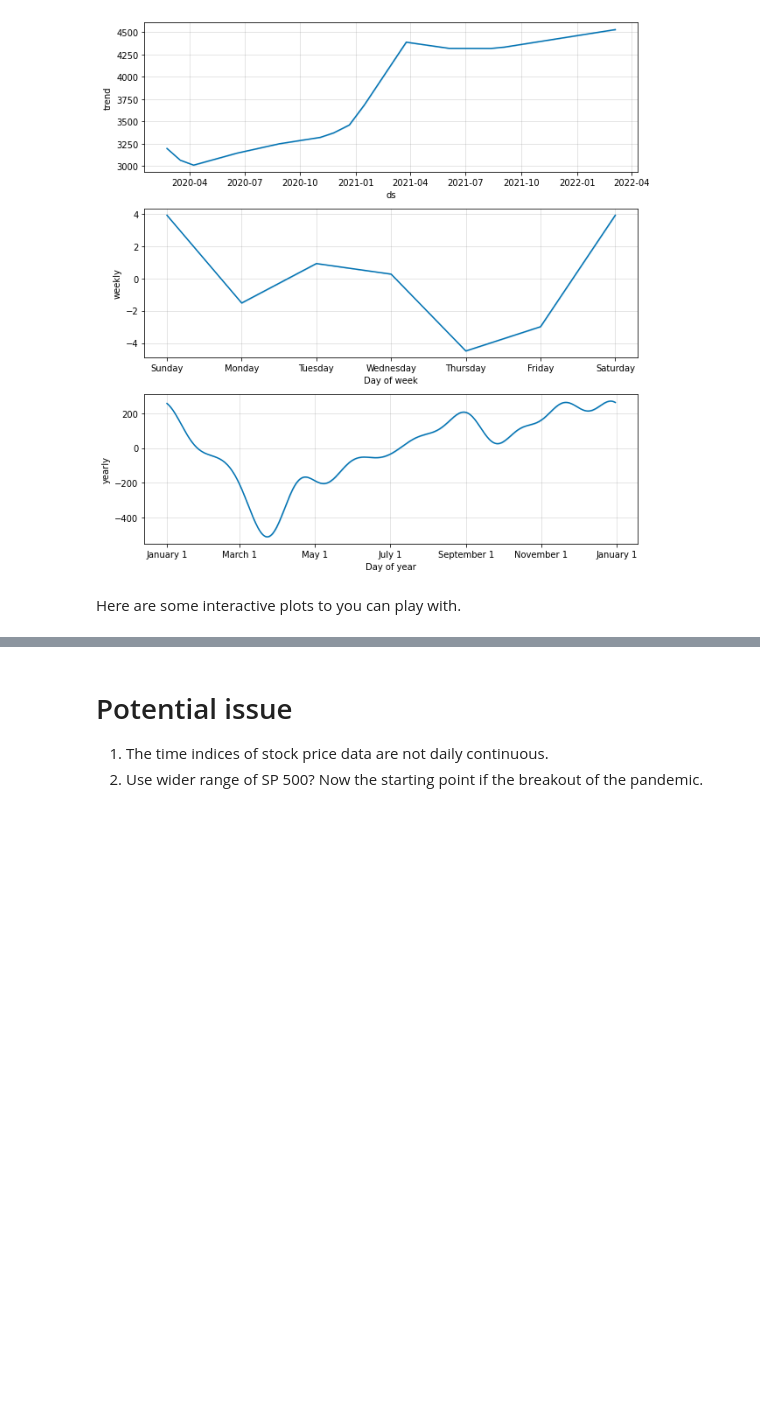
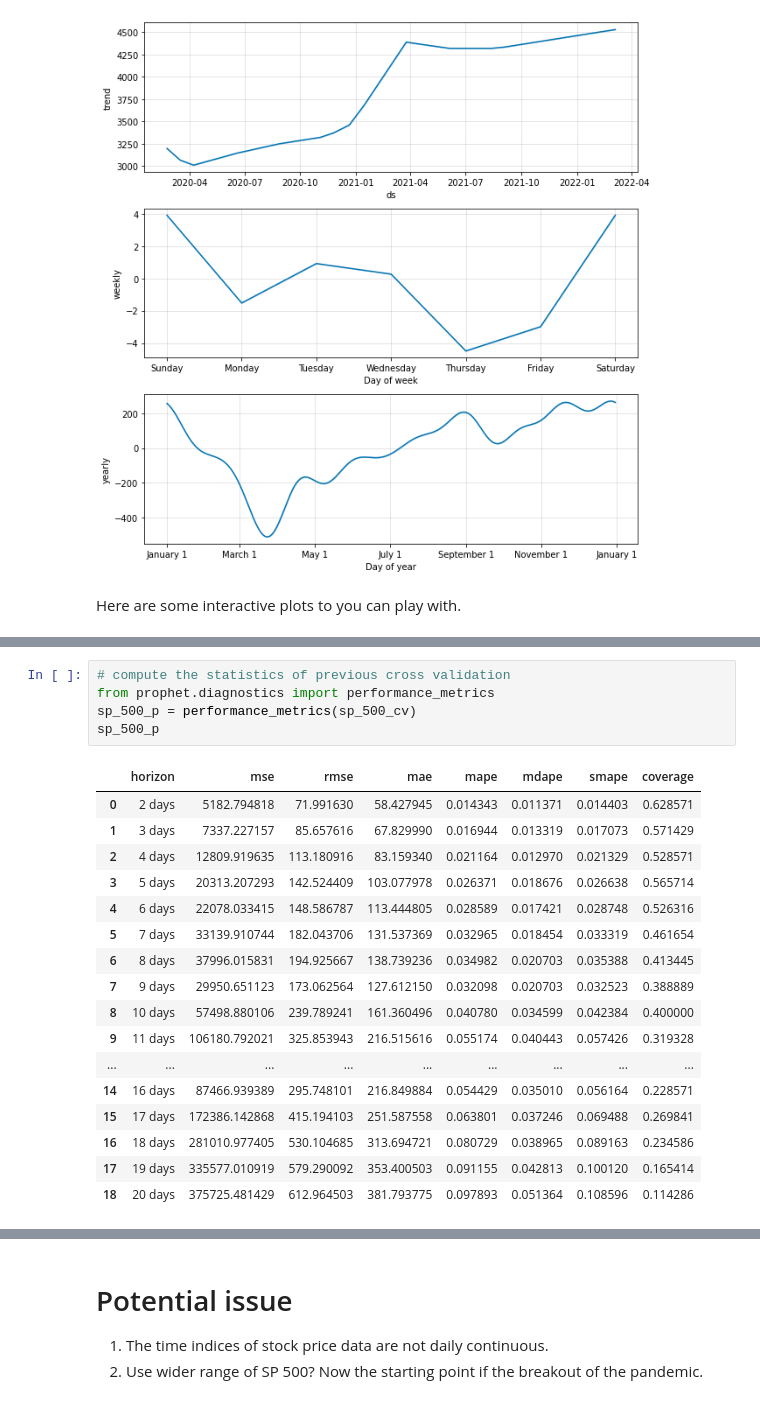
Before and after one commit to WenhaoP/red_or_grean, a Jupyter notebook: prophet.ipynb, the cells around one changed output, grey strips where cells are left out. Saved outputs shown, nothing was run; the diff lists cells and outputs as text; blank space fills up the shorter version.

```diff
--- a/prophet.ipynb
+++ b/prophet.ipynb
@@ -171,0 +234,23 @@ plot_components_plotly(sp_500_model, forecast)
+# %%
+# compute the statistics of previous cross validation
+from prophet.diagnostics import performance_metrics
+sp_500_p = performance_metrics(sp_500_cv)
+sp_500_p
+# %% [output]
+|  | horizon | mse | rmse | mae | mape | mdape | smape | coverage |
+| 0 | 2 days | 5182.794818 | 71.991630 | 58.427945 | 0.014343 | 0.011371 | 0.014403 | 0.628571 |
+| 1 | 3 days | 7337.227157 | 85.657616 | 67.829990 | 0.016944 | 0.013319 | 0.017073 | 0.571429 |
+| 2 | 4 days | 12809.919635 | 113.180916 | 83.159340 | 0.021164 | 0.012970 | 0.021329 | 0.528571 |
+| 3 | 5 days | 20313.207293 | 142.524409 | 103.077978 | 0.026371 | 0.018676 | 0.026638 | 0.565714 |
+| 4 | 6 days | 22078.033415 | 148.586787 | 113.444805 | 0.028589 | 0.017421 | 0.028748 | 0.526316 |
+| 5 | 7 days | 33139.910744 | 182.043706 | 131.537369 | 0.032965 | 0.018454 | 0.033319 | 0.461654 |
+| 6 | 8 days | 37996.015831 | 194.925667 | 138.739236 | 0.034982 | 0.020703 | 0.035388 | 0.413445 |
+| 7 | 9 days | 29950.651123 | 173.062564 | 127.612150 | 0.032098 | 0.020703 | 0.032523 | 0.388889 |
+| 8 | 10 days | 57498.880106 | 239.789241 | 161.360496 | 0.040780 | 0.034599 | 0.042384 | 0.400000 |
+| 9 | 11 days | 106180.792021 | 325.853943 | 216.515616 | 0.055174 | 0.040443 | 0.057426 | 0.319328 |
+| ... | ... | ... | ... | ... | ... | ... | ... | ... |
+| 14 | 16 days | 87466.939389 | 295.748101 | 216.849884 | 0.054429 | 0.035010 | 0.056164 | 0.228571 |
+| 15 | 17 days | 172386.142868 | 415.194103 | 251.587558 | 0.063801 | 0.037246 | 0.069488 | 0.269841 |
+| 16 | 18 days | 281010.977405 | 530.104685 | 313.694721 | 0.080729 | 0.038965 | 0.089163 | 0.234586 |
+| 17 | 19 days | 335577.010919 | 579.290092 | 353.400503 | 0.091155 | 0.042813 | 0.100120 | 0.165414 |
+| 18 | 20 days | 375725.481429 | 612.964503 | 381.793775 | 0.097893 | 0.051364 | 0.108596 | 0.114286 |
```
Also changed, not shown: parts of 22 cells of this notebook.
